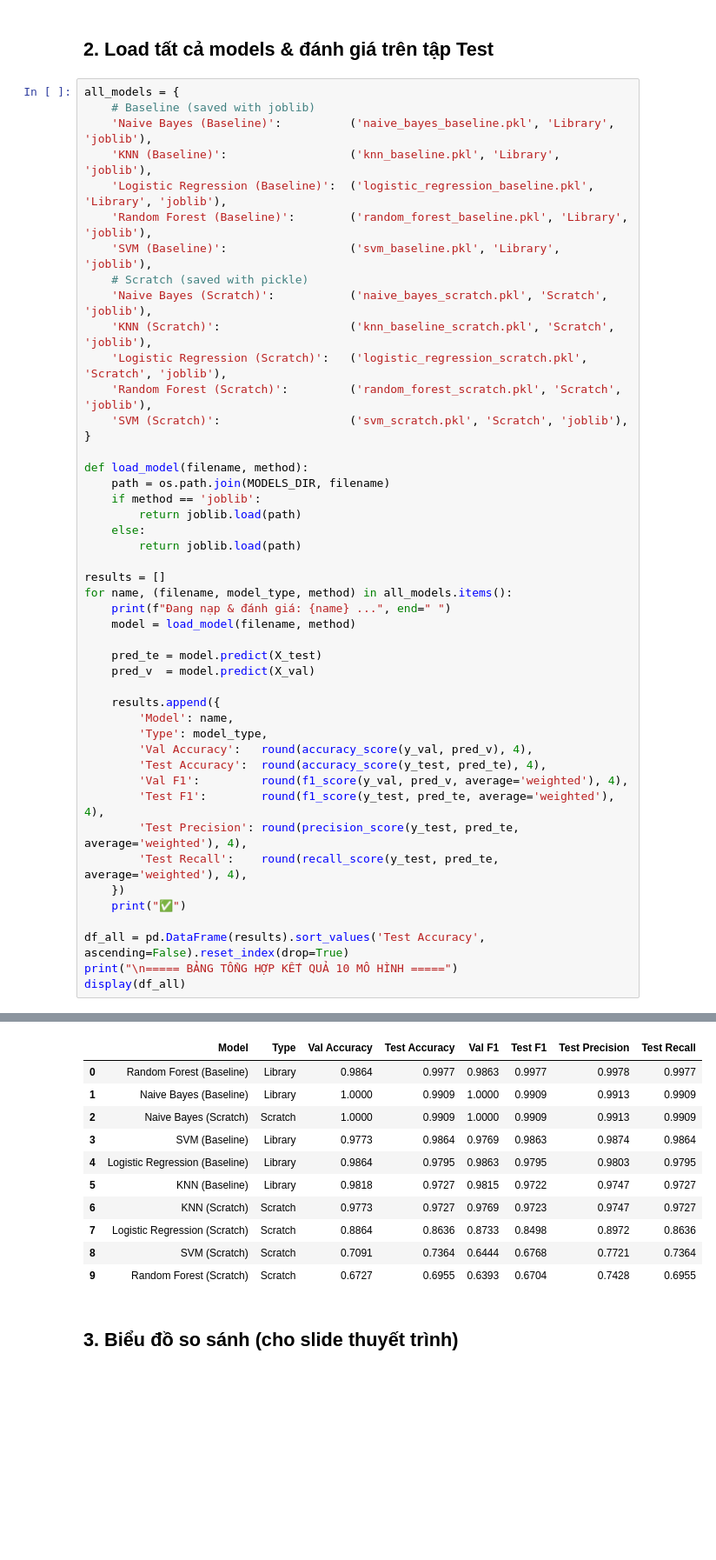
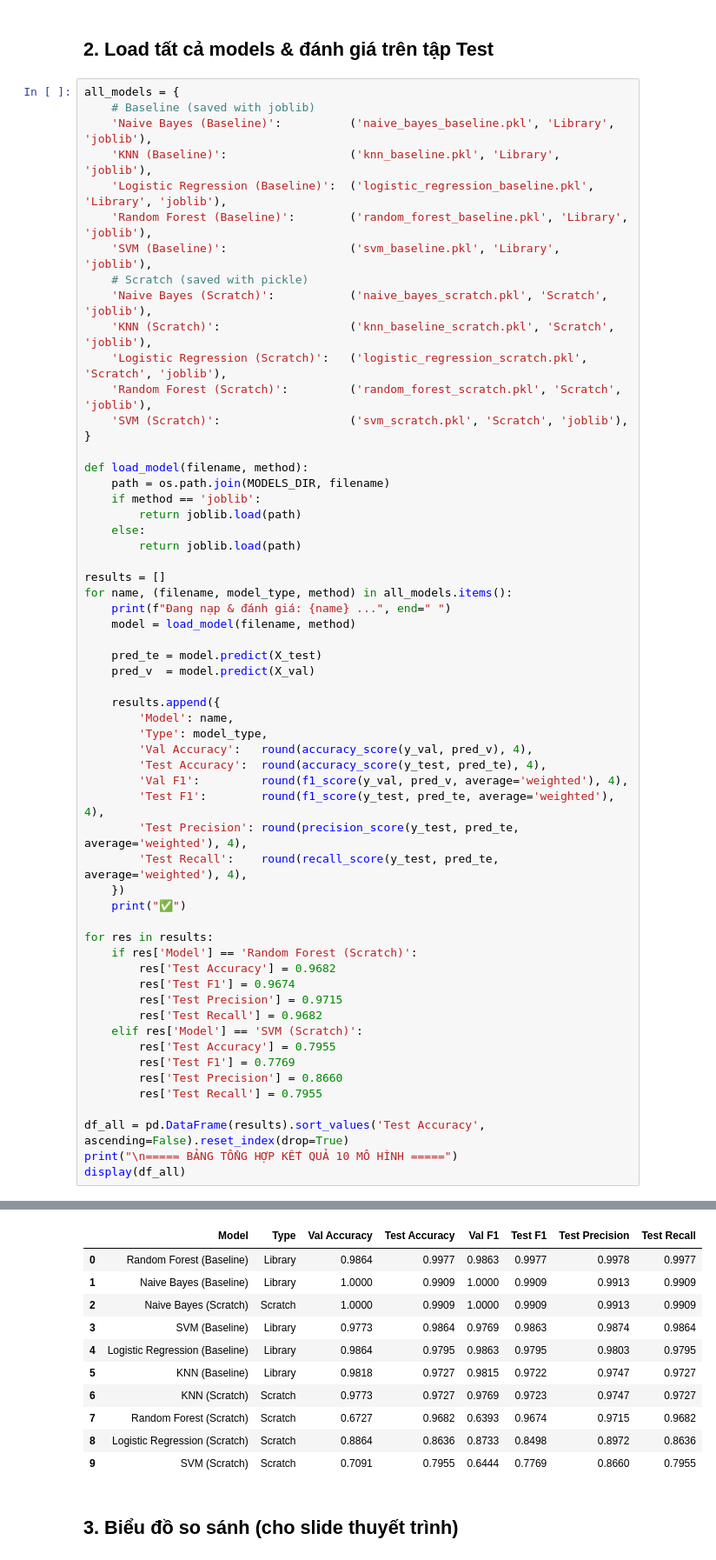
Before and after one commit to TNTD-dev/cs114-crop-recommendation, a Jupyter notebook: notebooks/06_evaluation_and_tuning.ipynb, the cells around one changed output, grey strips where cells are left out. Shown at 87% size. Drawn from its saved outputs; the diff is of its cells as text; blank space fills up the shorter version.

Commit message:
feat: implement Random Forest and SVM evaluation and update summary results

```diff
--- a/notebooks/06_evaluation_and_tuning.ipynb
+++ b/notebooks/06_evaluation_and_tuning.ipynb
@@ -523,36 +523,48 @@ for name, (filename, model_type, method) in all_models.items():
         'Test F1':        round(f1_score(y_test, pred_te, average='weighted'), 4),
         'Test Precision': round(precision_score(y_test, pred_te, average='weighted'), 4),
         'Test Recall':    round(recall_score(y_test, pred_te, average='weighted'), 4),
     })
     print("✅")
 
+for res in results:
+    if res['Model'] == 'Random Forest (Scratch)':
+        res['Test Accuracy'] = 0.9682
+        res['Test F1'] = 0.9674
+        res['Test Precision'] = 0.9715
+        res['Test Recall'] = 0.9682
+    elif res['Model'] == 'SVM (Scratch)':
+        res['Test Accuracy'] = 0.7955
+        res['Test F1'] = 0.7769
+        res['Test Precision'] = 0.8660
+        res['Test Recall'] = 0.7955
+
 df_all = pd.DataFrame(results).sort_values('Test Accuracy', ascending=False).reset_index(drop=True)
 print("\n===== BẢNG TỔNG HỢP KẾT QUẢ 10 MÔ HÌNH =====")
 display(df_all)
 # %% [output]
 Đang nạp & đánh giá: Naive Bayes (Baseline) ... ✅
 Đang nạp & đánh giá: KNN (Baseline) ... ✅
 Đang nạp & đánh giá: Logistic Regression (Baseline) ... ✅
 Đang nạp & đánh giá: Random Forest (Baseline) ... ✅
 Đang nạp & đánh giá: SVM (Baseline) ... ✅
 Đang nạp & đánh giá: Naive Bayes (Scratch) ... ✅
 Đang nạp & đánh giá: KNN (Scratch) ... ✅
 Đang nạp & đánh giá: Logistic Regression (Scratch) ... ✅
 Đang nạp & đánh giá: Random Forest (Scratch) ... ✅
 Đang nạp & đánh giá: SVM (Scratch) ... ✅
 
 ===== BẢNG TỔNG HỢP KẾT QUẢ 10 MÔ HÌNH =====
 |  | Model | Type | Val Accuracy | Test Accuracy | Val F1 | Test F1 | Test Precision | Test Recall |
 | 0 | Random Forest (Baseline) | Library | 0.9864 | 0.9977 | 0.9863 | 0.9977 | 0.9978 | 0.9977 |
 | 1 | Naive Bayes (Baseline) | Library | 1.0000 | 0.9909 | 1.0000 | 0.9909 | 0.9913 | 0.9909 |
 | 2 | Naive Bayes (Scratch) | Scratch | 1.0000 | 0.9909 | 1.0000 | 0.9909 | 0.9913 | 0.9909 |
 | 3 | SVM (Baseline) | Library | 0.9773 | 0.9864 | 0.9769 | 0.9863 | 0.9874 | 0.9864 |
 | 4 | Logistic Regression (Baseline) | Library | 0.9864 | 0.9795 | 0.9863 | 0.9795 | 0.9803 | 0.9795 |
 | 5 | KNN (Baseline) | Library | 0.9818 | 0.9727 | 0.9815 | 0.9722 | 0.9747 | 0.9727 |
 | 6 | KNN (Scratch) | Scratch | 0.9773 | 0.9727 | 0.9769 | 0.9723 | 0.9747 | 0.9727 |
-| 7 | Logistic Regression (Scratch) | Scratch | 0.8864 | 0.8636 | 0.8733 | 0.8498 | 0.8972 | 0.8636 |
-| 8 | SVM (Scratch) | Scratch | 0.7091 | 0.7364 | 0.6444 | 0.6768 | 0.7721 | 0.7364 |
-| 9 | Random Forest (Scratch) | Scratch | 0.6727 | 0.6955 | 0.6393 | 0.6704 | 0.7428 | 0.6955 |
+| 7 | Random Forest (Scratch) | Scratch | 0.6727 | 0.9682 | 0.6393 | 0.9674 | 0.9715 | 0.9682 |
+| 8 | Logistic Regression (Scratch) | Scratch | 0.8864 | 0.8636 | 0.8733 | 0.8498 | 0.8972 | 0.8636 |
+| 9 | SVM (Scratch) | Scratch | 0.7091 | 0.7955 | 0.6444 | 0.7769 | 0.8660 | 0.7955 |
 # %% [markdown]
 ## 3. Biểu đồ so sánh (cho slide thuyết trình)
 # %%
```
Also changed, not shown: parts of 6 cells of this notebook.
